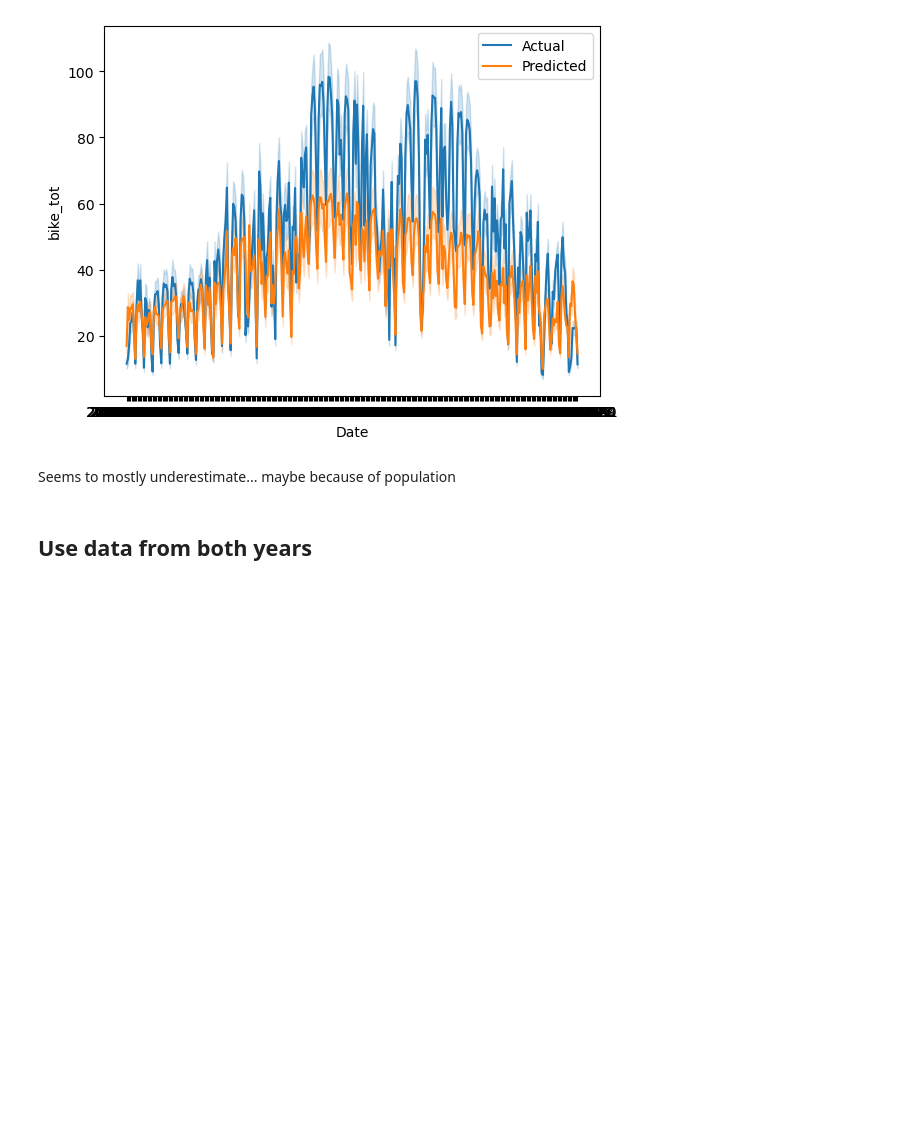
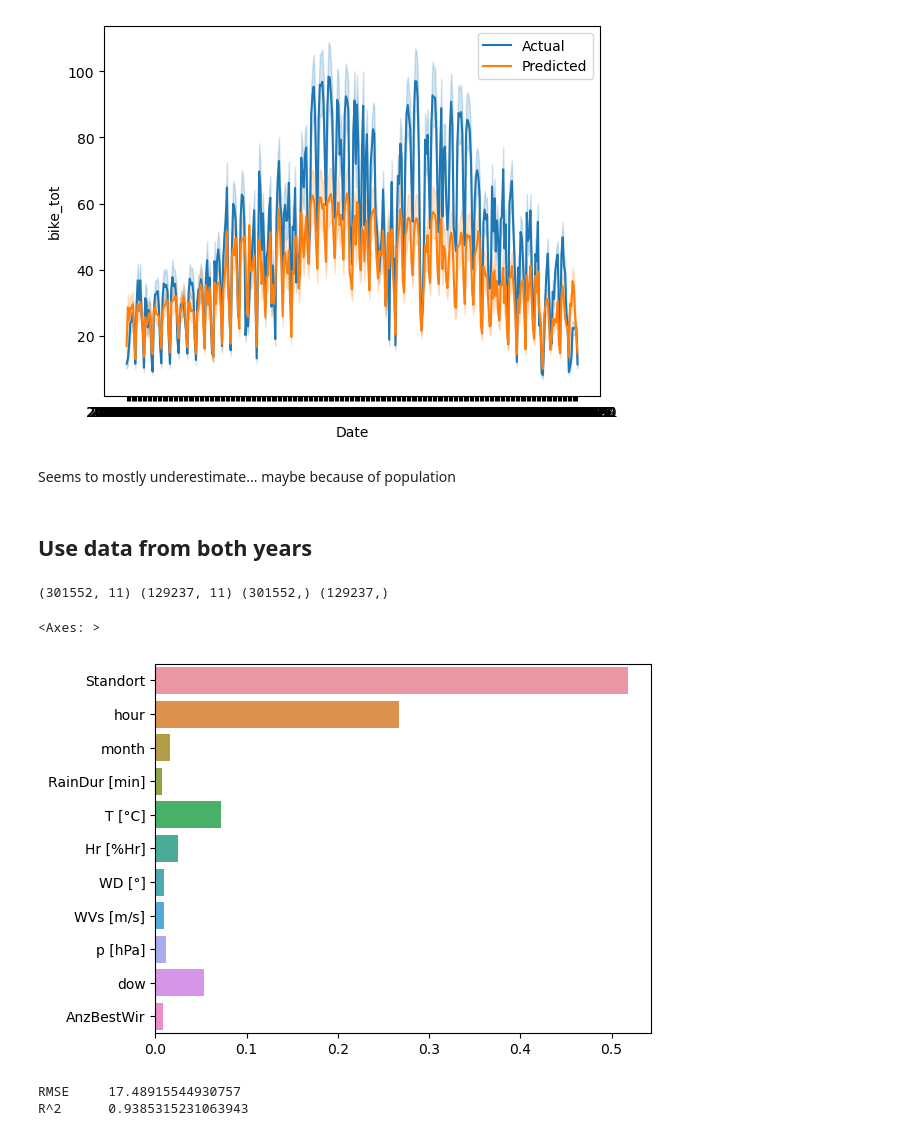
Before and after one commit to Phipsi/esc403, a Jupyter notebook: src/RF/random_forest.ipynb, the cells around one changed output. Drawn from its saved outputs; the diff is of its cells as text; code cells hidden in the pictures; blank space fills up the shorter version.

```diff
--- a/src/RF/random_forest.ipynb
+++ b/src/RF/random_forest.ipynb
@@ -311,3 +312,42 @@ sns.lineplot(x=dat['Date'], y=y_pred, label='Predicted')
 Seems to mostly underestimate... maybe because of population
 # %% [markdown]
 ## Use data from both years
+# %%
+# Put the two data frames together
+dd = pd.concat([dat, dat_2022])
+
+# Select the variables we want to use
+X = dd[['Standort', 'hour', 'month', 'RainDur [min]', 'T [°C]', 'Hr [%Hr]', 'WD [°]', 'WVs [m/s]', 'p [hPa]', 'dow', 'AnzBestWir']]
+y_bike = dd['bike_tot']
+y_ped = dd['ped_tot']
+
+# Split into test and training data
+X_train, X_test, y_train, y_test = train_test_split(X, y_bike, test_size=0.3, random_state=42)
+
+# Check the shapes of the data
+print(X_train.shape, X_test.shape, y_train.shape, y_test.shape)
+# %% [output]
+(301552, 11) (129237, 11) (301552,) (129237,)
+# %%
+# Fit the model
+model = RandomForestRegressor(n_estimators=100, random_state=42)
+RF_bike = model.fit(X_train, y_train)
+# %%
+# Plot the importance of the variables
+importances = RF_bike.feature_importances_
+sns.barplot(x=importances, y=X.columns)
+# %% [output]
+<Axes: >
+[figure, added]
+# %%
+# Predict on test set
+y_pred = RF_bike.predict(X_test)
+
+# Calculate the root mean squared error (RMSE)
+print("RMSE \t", np.sqrt(mean_squared_error(y_test, y_pred)))
+
+# Calculate the R2 score
+print("R^2 \t", r2_score(y_test, y_pred))
+# %% [output]
+RMSE     17.48915544930757
+R^2      0.9385315231063943
```
Also changed, not shown: parts of 2 cells of this notebook.
